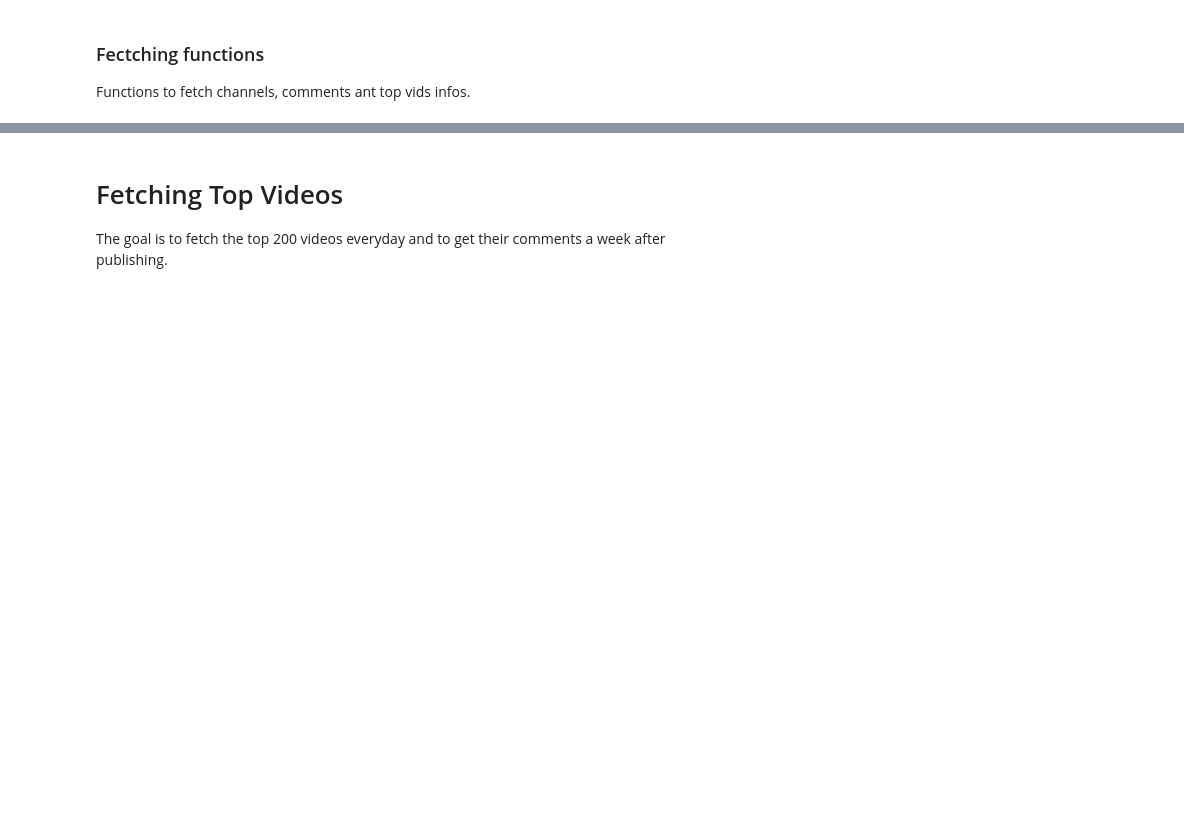
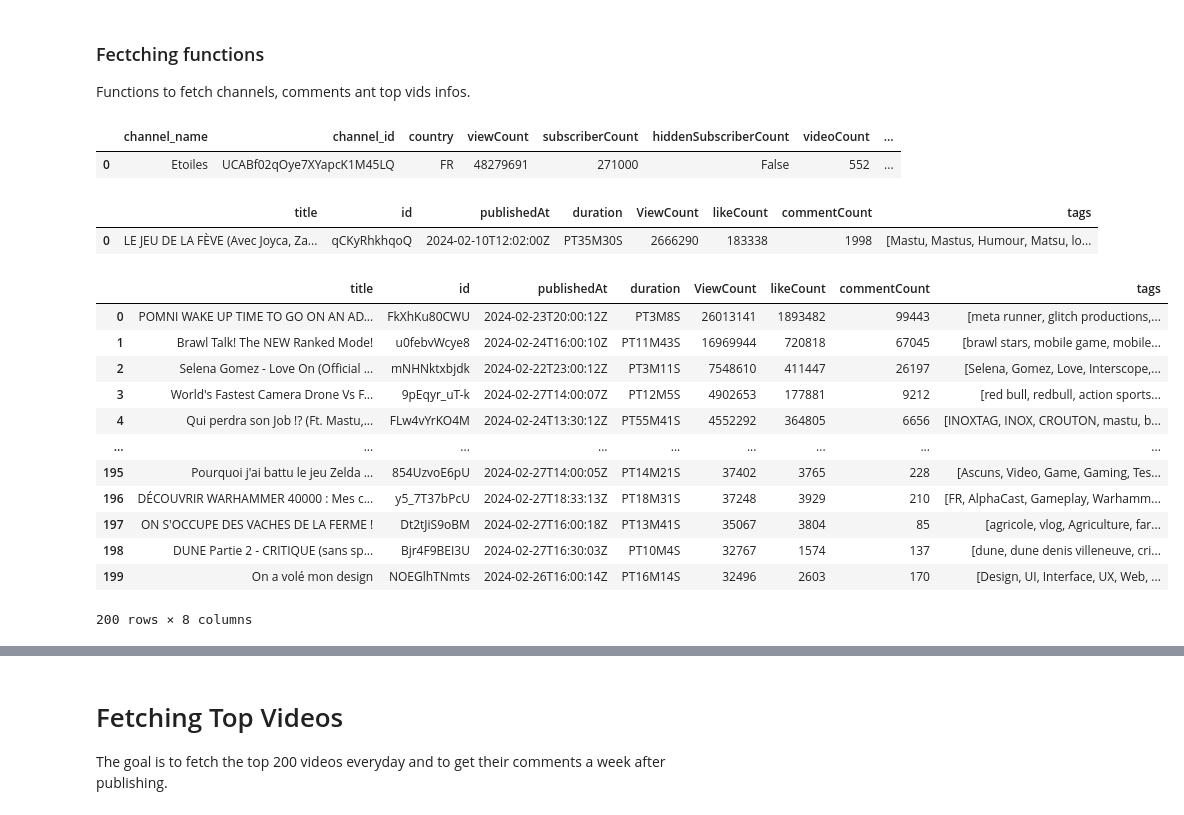
Before and after one commit to Myst4ke/yt-comment-analysis, a Jupyter notebook: main.ipynb, the cells around one changed output, grey strips where cells are left out. Cells and saved outputs as stored; diff of their text form; code cells hidden in the pictures; blank space fills up the shorter version.

Commit message:
dataframe version

```diff
--- a/main.ipynb
+++ b/main.ipynb
@@ -18,7 +19,7 @@ otp_recap = 'F7A8OCdmZ90'
 Class to handle youtube request since youtube api doesn't provide a request object
 # %%
 class Request:
-    """ Class Request handling youtube request better """
+    """ Class Request handling youtube request as an object """
     def __init__(self, requestType,part=None, id=None, chart=None, regionCode=None, maxResults=None, pageToken=None, videoId=None):
         self.requestType = requestType
         self.part = part
@@ -115,10 +128,13 @@ def get_channel_data(youtube, channel_id:str) -> dict[str|dict]:
     )
     response = request.execute()
     rawData = response.get('items', [])[0]
-    return format_channel_data(rawData)
+    return format_channel_dataDF(rawData)
 
 
-get_channel_data(youtube, channel_id)
+get_channel_data(youtube, etoiles)
+# %% [output]
+|  | channel_name | channel_id | country | viewCount | subscriberCount | hiddenSubscriberCount | videoCount | ... |
+| 0 | Etoiles | UCABf02qOye7XYapcK1M45LQ | FR | 48279691 | 271000 | False | 552 | ... |
 # %%
 def format_video_data(video_data: dict) -> dict[str|dict]:
     """ Structure raw video data """
@@ -137,6 +153,21 @@ def format_video_data(video_data: dict) -> dict[str|dict]:
 
 # time = get_video_info(youtube, 'JRBGBjaR9Wg').get("publishedAt")
 # print(datetime.strptime(time, '%Y-%m-%dT%H:%M:%SZ'))
+# %%
+def format_video_dataDF(video_data: dict) -> dict[str|dict]:
+    """ Structure raw video data """
+    data = {
+            "title": [video_data.get('snippet', {}).get('title')],
+            "id": [video_data.get('id')],
+            "publishedAt": [video_data.get('snippet', {}).get('publishedAt')],
+            "duration" : [video_data.get('contentDetails').get('duration')],
+            "ViewCount" : [int(video_data.get('statistics', {}).get('viewCount', 0))],
+            "likeCount" : [int(video_data.get('statistics', {}).get('likeCount', 0))],
+            "commentCount" : [int(video_data.get('statistics', {}).get('commentCount', 0))],
+            "tags" : [video_data.get('snippet', {}).get('tags')]
+    }
+
+    return pd.DataFrame.from_dict(data)
 # %%
 def get_video_data(youtube, video_Id:str) -> dict[str|dict]:
     """ Request (by id) for most important video stats """
@@ -148,32 +179,60 @@ def get_video_data(youtube, video_Id:str) -> dict[str|dict]:
     response = request.execute()
 
     rawData = response.get('items', [])[0]
-    return format_video_data(rawData)
+    return format_video_dataDF(rawData)
 
-get_video_data(youtube, otp_recap)
+get_video_data(youtube, exemple_video)
+# %% [output]
+|  | title | id | publishedAt | duration | ViewCount | likeCount | commentCount | tags |
+| 0 | LE JEU DE LA FÈVE (Avec Joyca, Za... | qCKyRhkhqoQ | 2024-02-10T12:02:00Z | PT35M30S | 2666290 | 183338 | 1998 | [Mastu, Mastus, Humour, Matsu, lo... |
 # %%
 def get_Most_Popular_Video(youtube, region:str) -> list[dict]:
     """ Request for most populars videos stats """
     request = Request(
         requestType=youtube.videos(),
         part="snippet,contentDetails,statistics,topicDetails",
         chart="mostPopular",
         regionCode=region,
         maxResults=100,
         pageToken=''
     )
     response = request.execute()
 
     pages = [response]
     while response.get('nextPageToken'):
         request.pageToken = response.get('nextPageToken')
         response = request.execute()
         pages.append(response)
 
-    top_videos = [format_video_data(videos) for page in pages for videos in page.get('items')]
+    # df = pd.DataFrame()
+    # for page in pages:
+    #      for videos in page.get('items'):
+    #         df = pd.concat([df, format_video_dataDF(videos)]).reset_index(drop=True)
+    # top = [format_video_data(videos) for page in pages for videos in page.get('items')]
+    # print(sorted(top, key=lambda d: d['ViewCount']))
+    top_videos = pd.concat([format_video_dataDF(videos) for page in pages for videos in page.get('items')]).reset_index(drop=True)
     return top_videos
+# pd.DataFrame.sort_values
 
-get_Most_Popular_Video(youtube, 'FR')
+df:pd.DataFrame = get_Most_Popular_Video(youtube, 'FR')
+df.sort_values(by=['ViewCount', 'likeCount'], ascending=False, inplace=True, kind='quicksort', ignore_index=True)  # 1 001 964 > 1 004 381 > 1 020 789 >
+# print(f"{type(df.loc[0]['ViewCount'])} > {df.loc[1]['ViewCount']} : {df.loc[0]['ViewCount'] > df.loc[1]['ViewCount']}")
+# print(df.loc[0], df.loc[1])
+df
+# %% [output]
+|  | title | id | publishedAt | duration | ViewCount | likeCount | commentCount | tags |
+| 0 | POMNI WAKE UP TIME TO GO ON AN AD... | FkXhKu80CWU | 2024-02-23T20:00:12Z | PT3M8S | 26013141 | 1893482 | 99443 | [meta runner, glitch productions,... |
+| 1 | Brawl Talk! The NEW Ranked Mode! | u0febvWcye8 | 2024-02-24T16:00:10Z | PT11M43S | 16969944 | 720818 | 67045 | [brawl stars, mobile game, mobile... |
+| 2 | Selena Gomez - Love On (Official ... | mNHNktxbjdk | 2024-02-22T23:00:12Z | PT3M11S | 7548610 | 411447 | 26197 | [Selena, Gomez, Love, Interscope,... |
+| 3 | World's Fastest Camera Drone Vs F... | 9pEqyr_uT-k | 2024-02-27T14:00:07Z | PT12M5S | 4902653 | 177881 | 9212 | [red bull, redbull, action sports... |
+| 4 | Qui perdra son Job !? (Ft. Mastu,... | FLw4vYrKO4M | 2024-02-24T13:30:12Z | PT55M41S | 4552292 | 364805 | 6656 | [INOXTAG, INOX, CROUTON, mastu, b... |
+| ... | ... | ... | ... | ... | ... | ... | ... | ... |
+| 195 | Pourquoi j'ai battu le jeu Zelda ... | 854UzvoE6pU | 2024-02-27T14:00:05Z | PT14M21S | 37402 | 3765 | 228 | [Ascuns, Video, Game, Gaming, Tes... |
+| 196 | DÉCOUVRIR WARHAMMER 40000 : Mes c... | y5_7T37bPcU | 2024-02-27T18:33:13Z | PT18M31S | 37248 | 3929 | 210 | [FR, AlphaCast, Gameplay, Warhamm... |
+| 197 | ON S'OCCUPE DES VACHES DE LA FERME ! | Dt2tJiS9oBM | 2024-02-27T16:00:18Z | PT13M41S | 35067 | 3804 | 85 | [agricole, vlog, Agriculture, far... |
+| 198 | DUNE Partie 2 - CRITIQUE (sans sp... | Bjr4F9BEI3U | 2024-02-27T16:30:03Z | PT10M4S | 32767 | 1574 | 137 | [dune, dune denis villeneuve, cri... |
+| 199 | On a volé mon design | NOEGlhTNmts | 2024-02-26T16:00:14Z | PT16M14S | 32496 | 2603 | 170 | [Design, UI, Interface, UX, Web, ... |
+200 rows × 8 columns
 # %%
 def format_comment_data(comment:dict) -> dict[str|dict]:
     """ Structure raw comment data """
```
Also changed, not shown: parts of 5 cells of this notebook, 1 other file.
